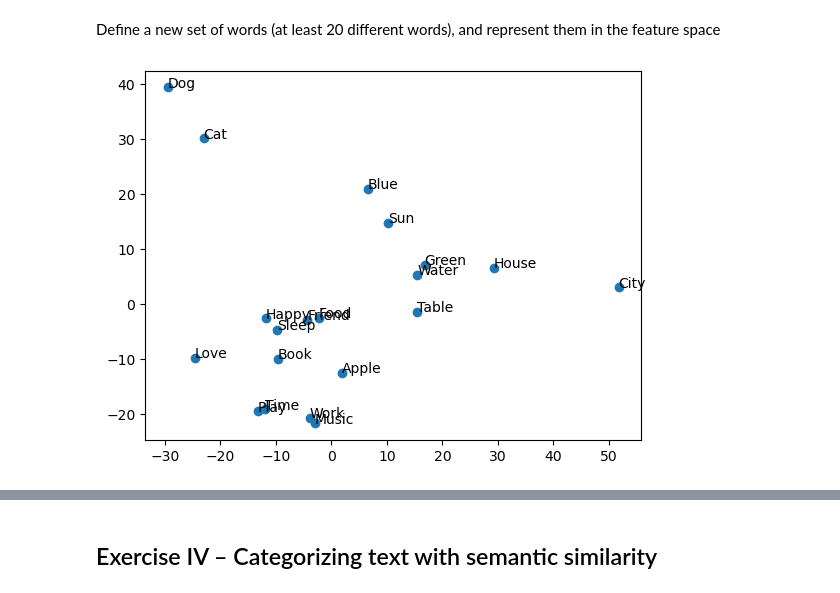
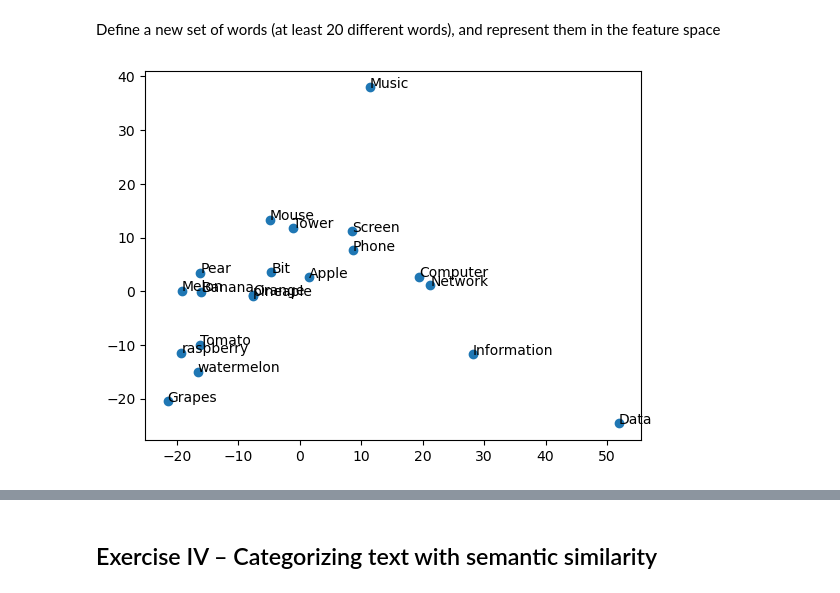
Before and after one commit to Neilus03/NLP-2024, a Jupyter notebook: LAB4_Semantic_embeddings.ipynb, the cells around one changed output, grey strips where cells are left out. Saved outputs shown, nothing was run; the diff lists cells and outputs as text; code cells hidden in the pictures.

```diff
--- a/LAB4_Semantic_embeddings.ipynb
+++ b/LAB4_Semantic_embeddings.ipynb
@@ -260,21 +263,21 @@ Define a new set of words (at least 20 different words), and
 represent them in the feature space
 # %%
 common_words = ['Apple', 'Banana', 'Grapes', 'Pear', 'Orange', 'Melon', 'Tomato', 'pineaple',
-                'berries', 'watermelon', 'Information', 'Data', 'Bit', 'Computer', 'Blue',
-                'Green', 'Book', 'Music', 'Food', 'Sleep']
+                'raspberry', 'watermelon', 'Information', 'Data', 'Bit', 'Computer', 'Mouse',
+                'Tower', 'Screen', 'Music', 'Network', 'Phone']
 embed_list1 =[]
 for word1 in common_words:
     embed_list1.append(nlp(word1).vector)
 pca = PCA(n_components=2)
 embed_pca1 = pca.fit_transform(embed_list1)
 
 x = [vector1[0] for vector1 in embed_pca1] # x-axis
 y = [vector1[1] for vector1 in embed_pca1] # y-axis
 
 plt.scatter(x,y, marker='o') #
 for i, word1 in enumerate(common_words):
     plt.annotate(word1, (x[i], y[i]))
 
 plt.show()
 # %% [output]
-[figure, old version]
+[figure, new version]
```
Also changed, not shown: parts of 3 cells of this notebook.
